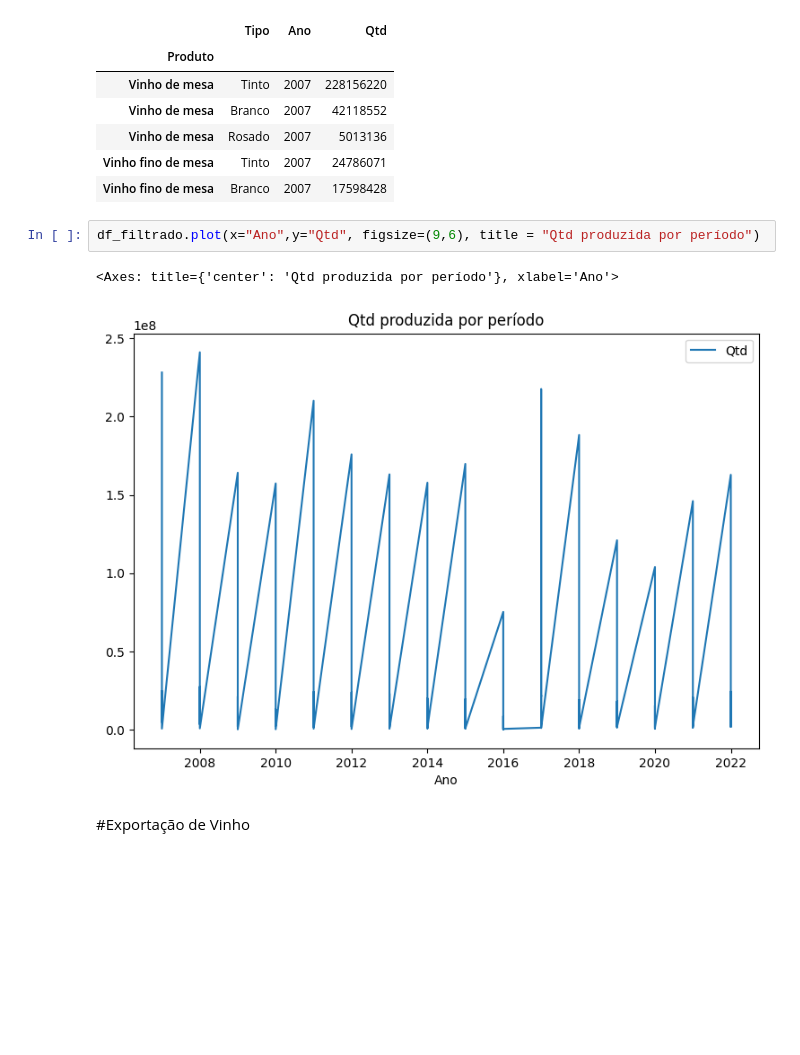
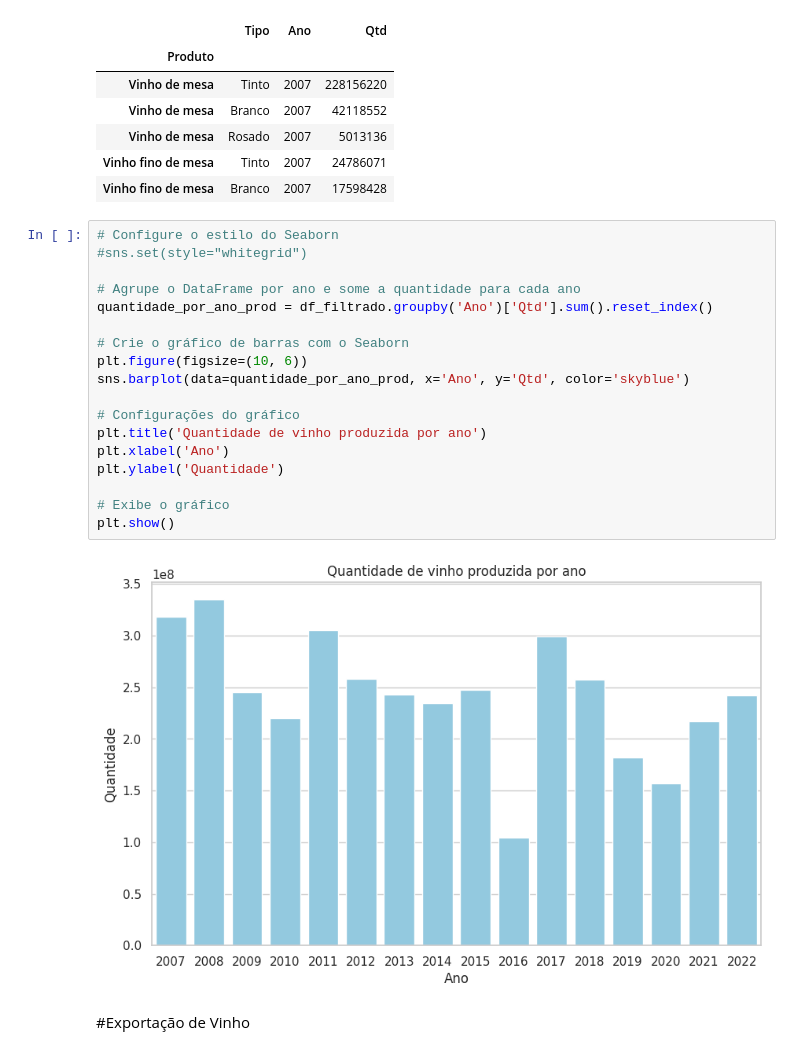
Before and after one commit to VivianeCorreia/Tech-Challenge, a Jupyter notebook: Challenge.ipynb, the cells around one changed output. Saved outputs shown, nothing was run; the diff lists cells and outputs as text; blank space fills up the shorter version.

```diff
--- a/Challenge.ipynb
+++ b/Challenge.ipynb
@@ -98,11 +98,26 @@ df_filtrado.head()
 | Vinho de mesa | Rosado | 2007 | 5013136 |
 | Vinho fino de mesa | Tinto | 2007 | 24786071 |
 | Vinho fino de mesa | Branco | 2007 | 17598428 |
-# %%
-df_filtrado.plot(x="Ano",y="Qtd", figsize=(9,6), title = "Qtd produzida por período")
-# %% [output]
-<Axes: title={'center': 'Qtd produzida por período'}, xlabel='Ano'>
-[figure, removed]
+# %%
+# Configure o estilo do Seaborn
+#sns.set(style="whitegrid")
+
+# Agrupe o DataFrame por ano e some a quantidade para cada ano
+quantidade_por_ano_prod = df_filtrado.groupby('Ano')['Qtd'].sum().reset_index()
+
+# Crie o gráfico de barras com o Seaborn
+plt.figure(figsize=(10, 6))
+sns.barplot(data=quantidade_por_ano_prod, x='Ano', y='Qtd', color='skyblue')
+
+# Configurações do gráfico
+plt.title('Quantidade de vinho produzida por ano')
+plt.xlabel('Ano')
+plt.ylabel('Quantidade')
+
+# Exibe o gráfico
+plt.show()
+# %% [output]
+[figure, added]
 # %% [markdown]
 #Exportação de Vinho
 # %%
```
Also changed, not shown: parts of 2 cells of this notebook.
